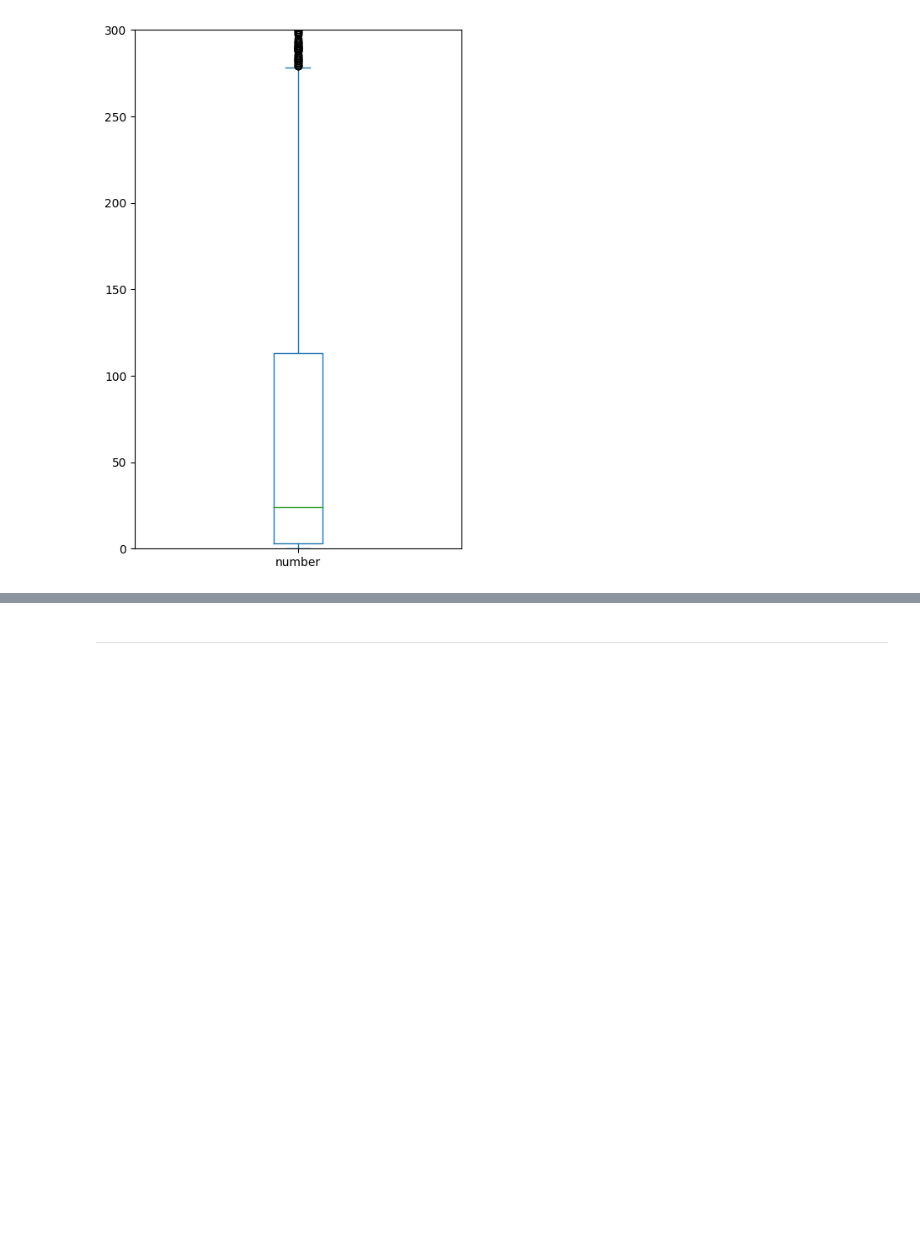
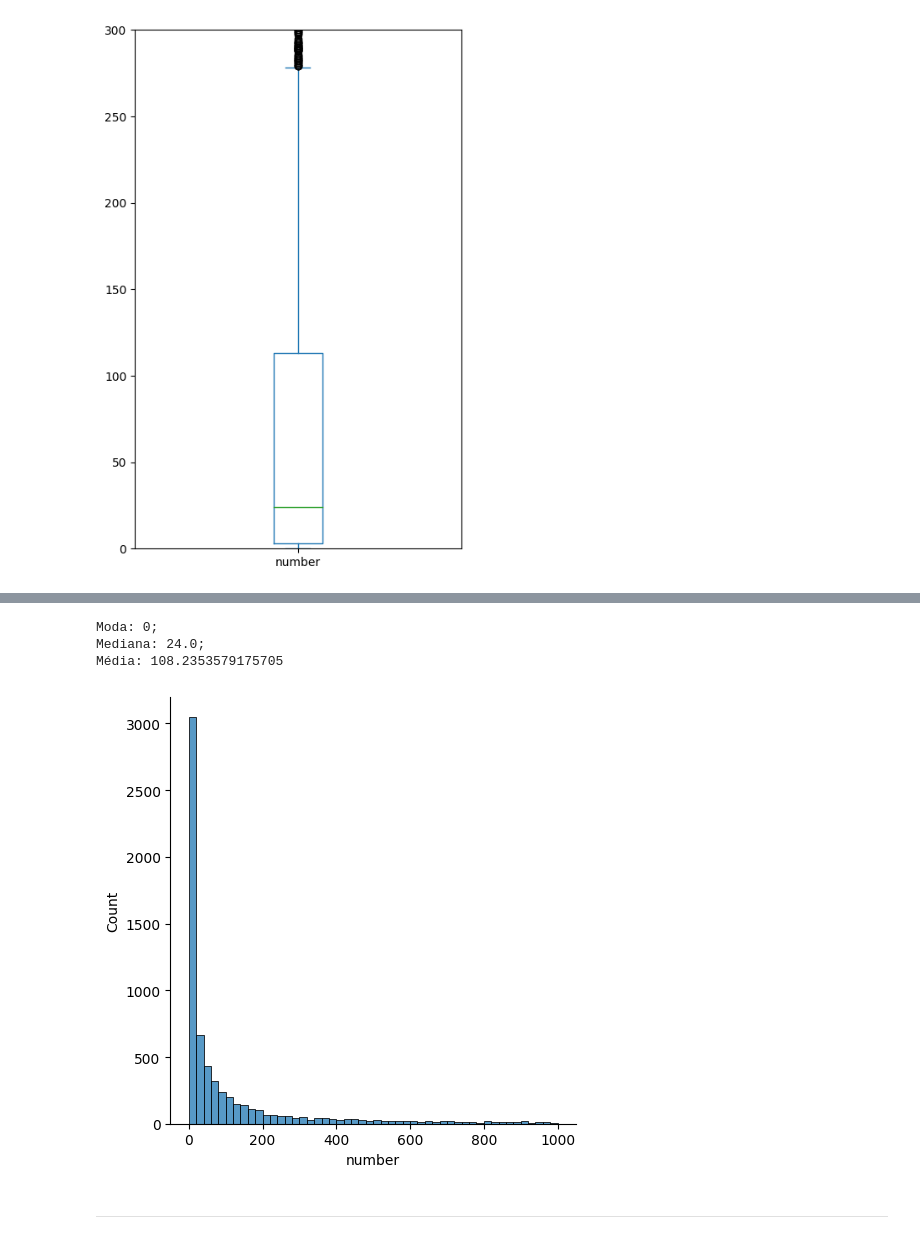
Before and after one commit to pedrorcm/Queimadas_Brasil, a Jupyter notebook: extenso.ipynb, the cells around one changed output, grey strips where cells are left out. Cells and saved outputs as stored; diff of their text form; code cells hidden in the pictures; blank space fills up the shorter version.

Commit message:
Adicionando displot p/ visualização de distribuição

```diff
--- a/extenso.ipynb
+++ b/extenso.ipynb
@@ -166,3 +173,13 @@ Outro método para verificarmos essa distribuição é
+# %%
+sns.displot(data, x='number', binwidth=20)
+
+plt.plot()
+print(f'Moda: {data.number.mode()[0]};\nMediana: {data.number.median()};\nMédia: {data.number.mean()}')
+# %% [output]
+Moda: 0;
+Mediana: 24.0;
+Média: 108.2353579175705
+[figure, added]
 # %% [markdown]
 ____
 # %% [markdown]
```
Also changed, not shown: parts of 3 cells of this notebook.
